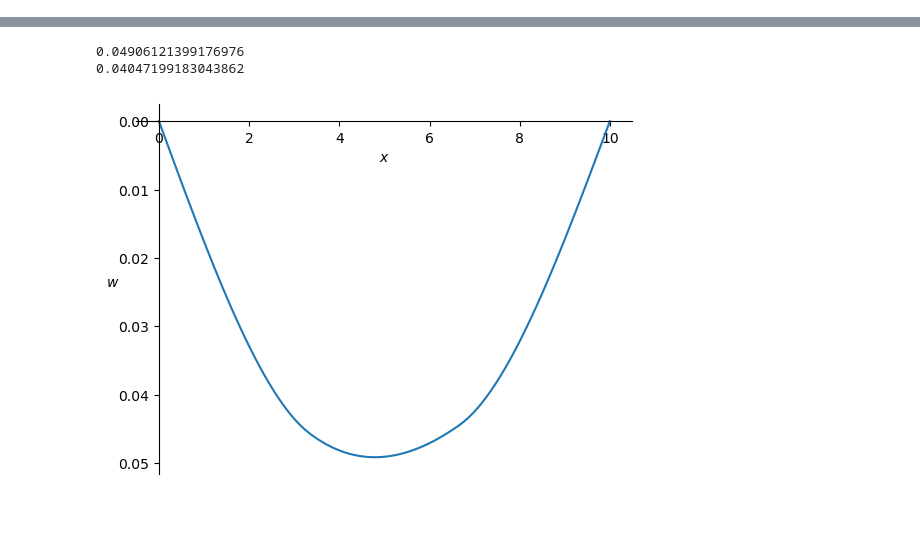
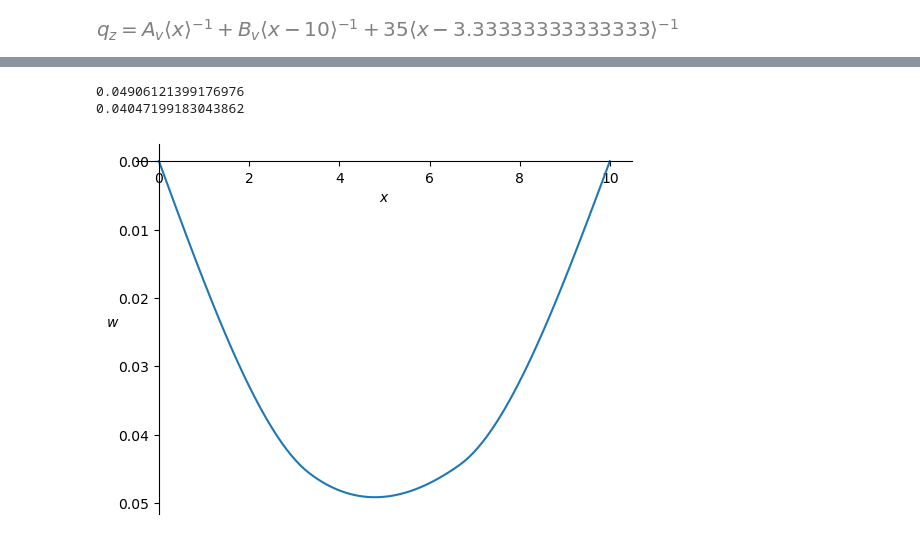
Before and after one commit to lBoersen/Methode-van-Macaulay-met-variabele-stijfheden, a Jupyter notebook: Vb5.ipynb, the cells around one changed output, grey strips where cells are left out. Saved outputs shown, nothing was run; the diff lists cells and outputs as text; code cells hidden in the pictures; blank space fills up the shorter version.

```diff
--- a/Vb5.ipynb
+++ b/Vb5.ipynb
@@ -2,13 +2,22 @@
 import sympy as sym
 import matplotlib.pyplot as plt
 import numpy as np
+sym.init_printing()
+oo = sym.Dummy('oo', prime=True)
+very_small = 1/oo
+x = sym.symbols('x')
+
+C_1, C_2, C_3, C_4 = sym.symbols('C_1, C_2, C_3, C_4')
+A_v, B_v = sym.symbols('A_v, B_v')
+ql, Vl, Ml, kappal, phil, wl = sym.symbols('q_z, V, M, kappa, phi, w')
 # %%
-EI, A_v, B_v, x = sym.symbols('EI, A_v, B_v, x')
-C_1, C_2, C_3, C_4 = sym.symbols('C_1, C_2, C_3, C_4')
-oo = sym.Dummy('oo', prime=True)
-very_small = 1/oo
 L = 10
 F = 35
-EI2, EI3 = sym.symbols('EI2, EI3')
-ql, Vl, Ml, kappal, phil, wl = sym.symbols('q_z, V, M, kappa, phi, w')
+
+EI, EI2, EI3 = sym.symbols('EI, EI2, EI3')
+
+q = A_v * sym.SingularityFunction(x,0,-1) + F * sym.SingularityFunction(x,L/3,-1) + B_v * sym.SingularityFunction(x,L,-1)
+display(sym.Eq(ql,q))
+# %% [output]
+[figure, added]
 # %%
```
Also changed, not shown: parts of 4 cells of this notebook, 6 other files.
